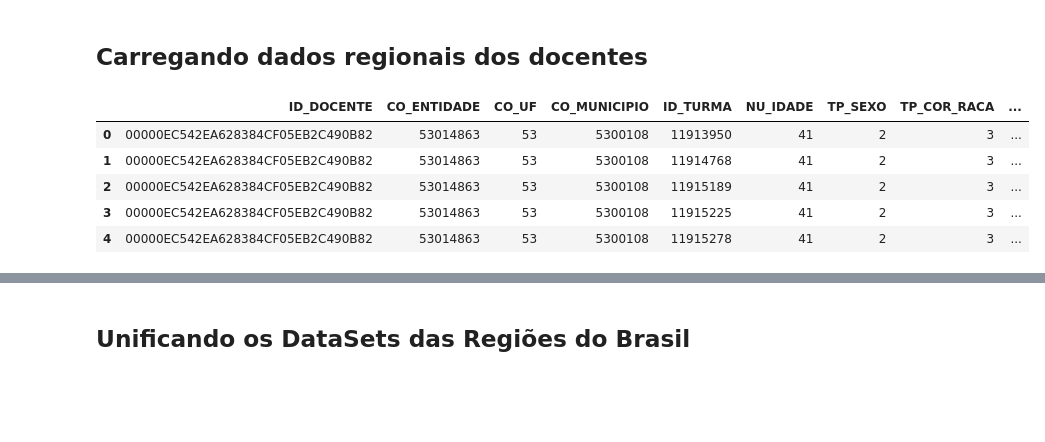
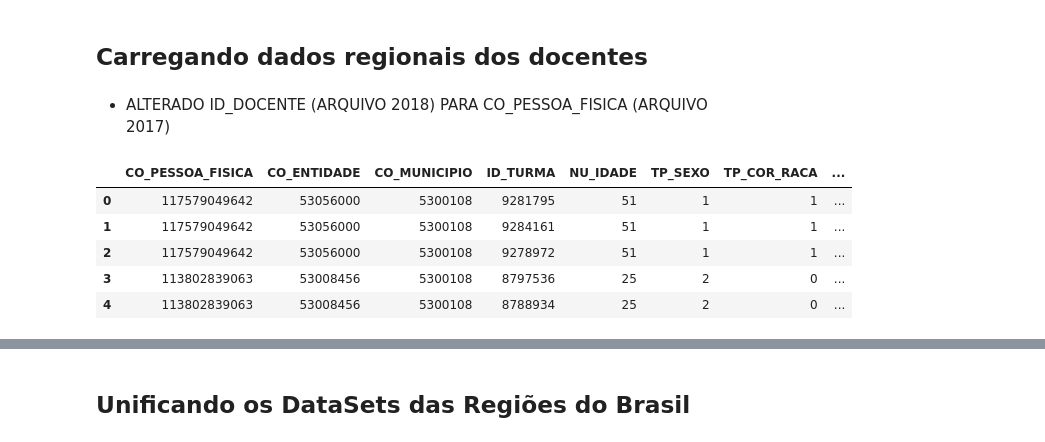
Before and after one commit to matteushc/tcc, a Jupyter notebook: 05-explore_data_set_docentes.ipynb, the cells around one changed output, grey strips where cells are left out. Drawn from its saved outputs; the diff is of its cells as text; code cells hidden in the pictures; blank space fills up the shorter version.

```diff
--- a/05-explore_data_set_docentes.ipynb
+++ b/05-explore_data_set_docentes.ipynb
@@ -5,3 +3,5 @@ diretorio_datasets = "/home/caioabreu/workspace/tcc/datasets/docentes"
+# %%
+diretorio_datasets = "/home/matteus-paula/Downloads/dados_tcc/inep/docentes"
 # %% [markdown]
 Inclusão da biblioteca Pandas do Python para exploratoria e analise dos dados
 # %%
@@ -9,37 +9,38 @@ import pandas as pd
 import matplotlib.pyplot as plt
 # %% [markdown]
 ## Carregando dados regionais dos docentes
+# %% [markdown]
+- ALTERADO ID_DOCENTE (ARQUIVO 2018) PARA CO_PESSOA_FISICA (ARQUIVO 2017)
 # %%
 dados_docentes_centro_oeste = pd.read_csv('{}/DOCENTES_CO.CSV'.format(diretorio_datasets),
                                 delimiter="|", encoding = "ISO-8859-1")
-dados_docentes_centro_oeste = dados_docentes_centro_oeste[['ID_DOCENTE',
+dados_docentes_centro_oeste = dados_docentes_centro_oeste[['CO_PESSOA_FISICA',
                                                            'CO_ENTIDADE',
-                                                           'CO_UF',
                                                            'CO_MUNICIPIO',
                                                            'ID_TURMA',
                                                            'NU_IDADE',
                                                            'TP_SEXO',
                                                            'TP_COR_RACA',
                                                            'IN_NECESSIDADE_ESPECIAL',
                                                            'TP_ESCOLARIDADE',
                                                            'TP_SITUACAO_CURSO_1',
                                                            'TP_SITUACAO_CURSO_2',
                                                            'TP_SITUACAO_CURSO_3',
                                                            'IN_ESPECIALIZACAO',
                                                            'IN_MESTRADO',
                                                            'IN_DOUTORADO',
                                                            'TP_TIPO_TURMA',
                                                            'TP_TIPO_DOCENTE',
                                                            'TP_ETAPA_ENSINO',
                                                            'TP_DEPENDENCIA']]
 dados_docentes_centro_oeste.head()
 # %% [output]
-|  | ID_DOCENTE | CO_ENTIDADE | CO_UF | CO_MUNICIPIO | ID_TURMA | NU_IDADE | TP_SEXO | TP_COR_RACA | ... |
-| 0 | 00000EC542EA628384CF05EB2C490B82 | 53014863 | 53 | 5300108 | 11913950 | 41 | 2 | 3 | ... |
-| 1 | 00000EC542EA628384CF05EB2C490B82 | 53014863 | 53 | 5300108 | 11914768 | 41 | 2 | 3 | ... |
-| 2 | 00000EC542EA628384CF05EB2C490B82 | 53014863 | 53 | 5300108 | 11915189 | 41 | 2 | 3 | ... |
-| 3 | 00000EC542EA628384CF05EB2C490B82 | 53014863 | 53 | 5300108 | 11915225 | 41 | 2 | 3 | ... |
-| 4 | 00000EC542EA628384CF05EB2C490B82 | 53014863 | 53 | 5300108 | 11915278 | 41 | 2 | 3 | ... |
+|  | CO_PESSOA_FISICA | CO_ENTIDADE | CO_MUNICIPIO | ID_TURMA | NU_IDADE | TP_SEXO | TP_COR_RACA | ... |
+| 0 | 117579049642 | 53056000 | 5300108 | 9281795 | 51 | 1 | 1 | ... |
+| 1 | 117579049642 | 53056000 | 5300108 | 9284161 | 51 | 1 | 1 | ... |
+| 2 | 117579049642 | 53056000 | 5300108 | 9278972 | 51 | 1 | 1 | ... |
+| 3 | 113802839063 | 53008456 | 5300108 | 8797536 | 25 | 2 | 0 | ... |
+| 4 | 113802839063 | 53008456 | 5300108 | 8788934 | 25 | 2 | 0 | ... |
 # %%
 dados_docentes_norte = pd.read_csv('{}/DOCENTES_NORTE.CSV'.format(diretorio_datasets),
                                 delimiter="|", encoding = "ISO-8859-1")
```
Also changed, not shown: parts of 10 cells of this notebook, 6 other files.
